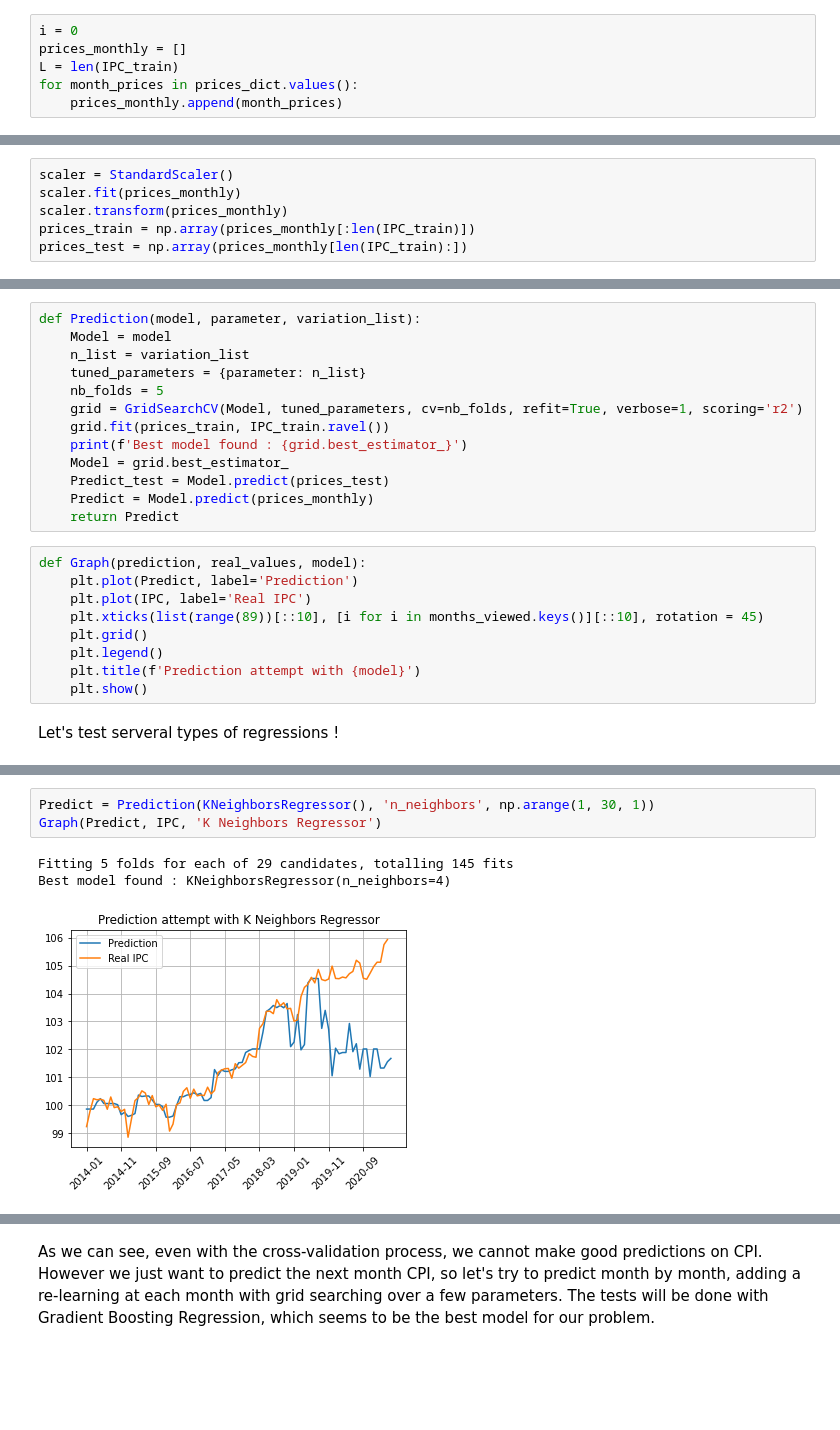
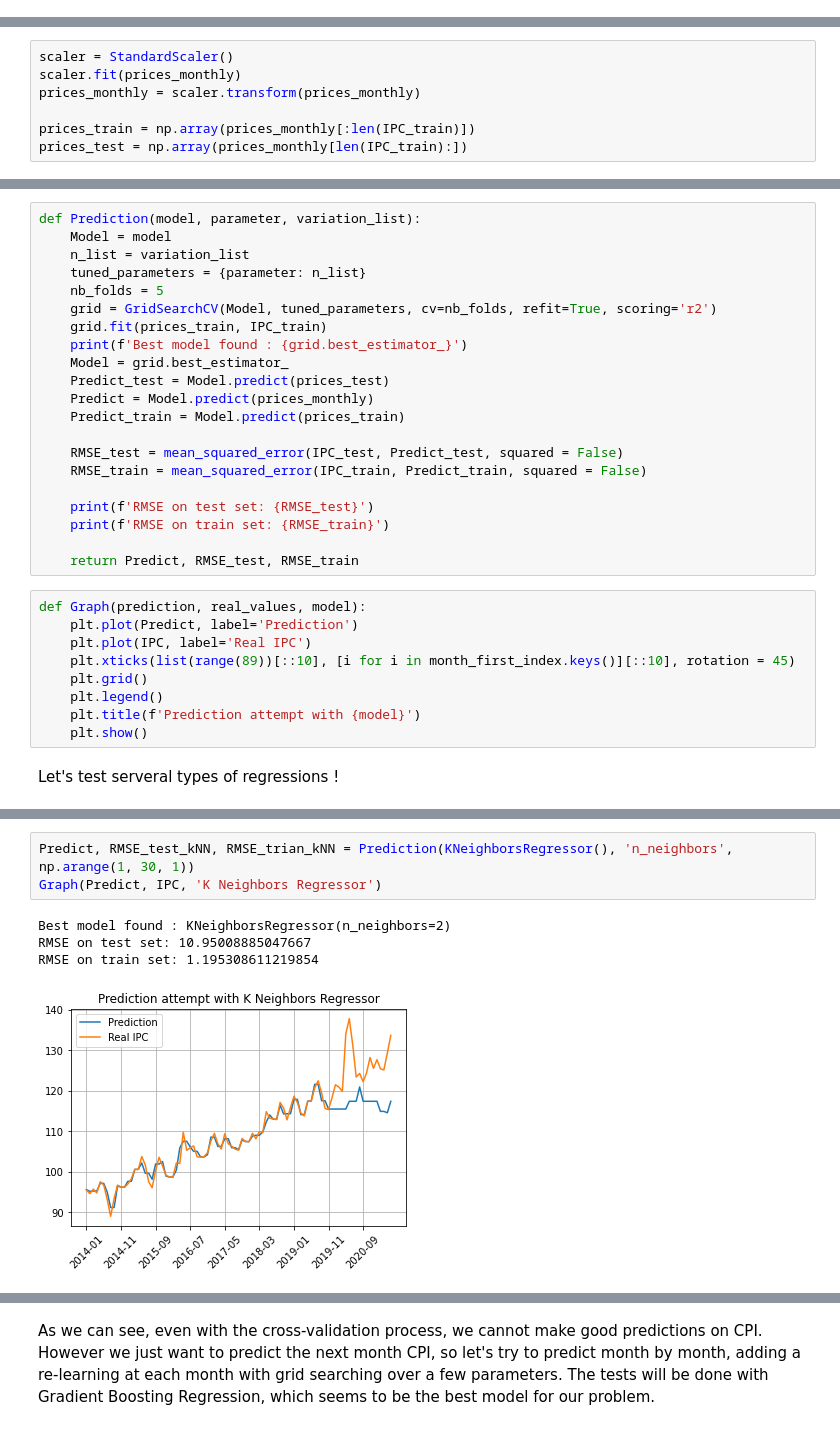
Before and after one commit to TristanBeuzelin/Projet-info-BNP, a Jupyter notebook: programms/simulations/Notebook/Global_notebook.ipynb, the cells around one changed output, grey strips where cells are left out. Drawn from its saved outputs; the diff is of its cells as text; blank space fills up the shorter version.

```diff
--- a/programms/simulations/Notebook/Global_notebook.ipynb
+++ b/programms/simulations/Notebook/Global_notebook.ipynb
@@ -84,14 +95,9 @@ for obj in months_viewed.items():
-# %%
-i = 0
-prices_monthly = []
-L = len(IPC_train)
-for month_prices in prices_dict.values():
-    prices_monthly.append(month_prices)
 # %% [markdown]
 Then we can preprocess our data, with a standard scaling.
 # %%
 scaler = StandardScaler()
 scaler.fit(prices_monthly)
-scaler.transform(prices_monthly)
+prices_monthly = scaler.transform(prices_monthly)
+
 prices_train = np.array(prices_monthly[:len(IPC_train)])
 prices_test = np.array(prices_monthly[len(IPC_train):])
@@ -103,18 +127,26 @@ def Prediction(model, parameter, variation_list):
     n_list = variation_list
     tuned_parameters = {parameter: n_list}
     nb_folds = 5
-    grid = GridSearchCV(Model, tuned_parameters, cv=nb_folds, refit=True, verbose=1, scoring='r2')
-    grid.fit(prices_train, IPC_train.ravel())
+    grid = GridSearchCV(Model, tuned_parameters, cv=nb_folds, refit=True, scoring='r2')
+    grid.fit(prices_train, IPC_train)
     print(f'Best model found : {grid.best_estimator_}')
     Model = grid.best_estimator_
     Predict_test = Model.predict(prices_test)
     Predict = Model.predict(prices_monthly)
-    return Predict
+    Predict_train = Model.predict(prices_train)
+
+    RMSE_test = mean_squared_error(IPC_test, Predict_test, squared = False)
+    RMSE_train = mean_squared_error(IPC_train, Predict_train, squared = False)
+
+    print(f'RMSE on test set: {RMSE_test}')
+    print(f'RMSE on train set: {RMSE_train}')
+
+    return Predict, RMSE_test, RMSE_train
 # %%
 def Graph(prediction, real_values, model):
     plt.plot(Predict, label='Prediction')
     plt.plot(IPC, label='Real IPC')
-    plt.xticks(list(range(89))[::10], [i for i in months_viewed.keys()][::10], rotation = 45)
+    plt.xticks(list(range(89))[::10], [i for i in month_first_index.keys()][::10], rotation = 45)
     plt.grid()
     plt.legend()
     plt.title(f'Prediction attempt with {model}')
@@ -131,8 +164,9 @@ Best model found : DecisionTreeRegressor(max_depth=10)
 # %%
-Predict = Prediction(KNeighborsRegressor(), 'n_neighbors', np.arange(1, 30, 1))
+Predict, RMSE_test_kNN, RMSE_trian_kNN = Prediction(KNeighborsRegressor(), 'n_neighbors', np.arange(1, 30, 1))
 Graph(Predict, IPC, 'K Neighbors Regressor')
 # %% [output]
-Fitting 5 folds for each of 29 candidates, totalling 145 fits
-Best model found : KNeighborsRegressor(n_neighbors=4)
+Best model found : KNeighborsRegressor(n_neighbors=2)
+RMSE on test set: 10.95008885047667
+RMSE on train set: 1.195308611219854
-[figure, old version]
+[figure, new version]
 # %%
```
Also changed, not shown: parts of 27 cells of this notebook, 1 other file.
